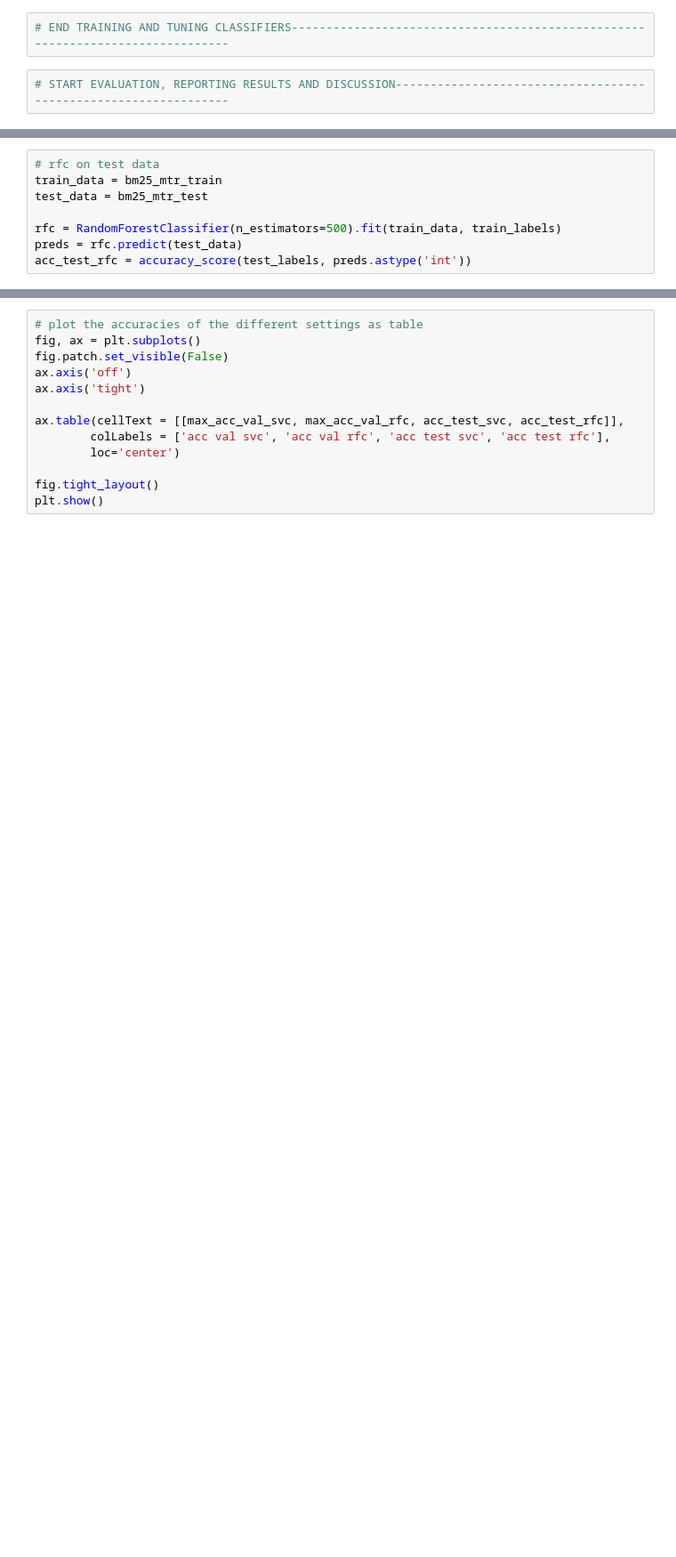
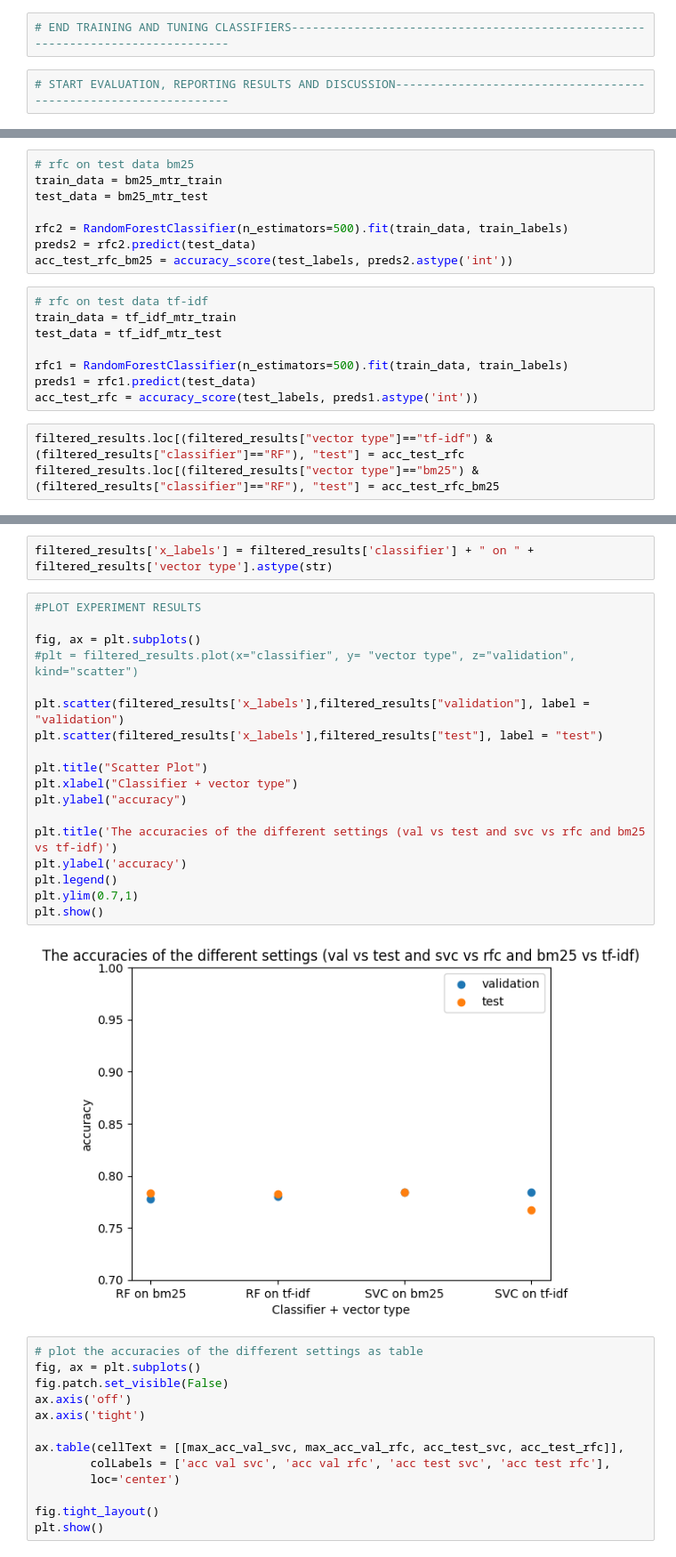
Before and after one commit to irina160/NLP_2023, a Jupyter notebook: Assignment1_elli_version2_with_bonus.ipynb, the cells around one changed output, grey strips where cells are left out. Shown at 89% size. Cells and saved outputs as stored; diff of their text form; blank space fills up the shorter version.

Commit message:
Added bonus excercise and updated the plot
Plot updated to include the results of all 4 experiments (i.e. also different weightings)

```diff
--- a/Assignment1_elli_version2_with_bonus.ipynb
+++ b/Assignment1_elli_version2_with_bonus.ipynb
@@ -511,8 +572,19 @@ acc_test_svc = accuracy_score(test_labels, preds.astype('int'))
 # %%
-# rfc on test data
+# rfc on test data bm25
 train_data = bm25_mtr_train
 test_data = bm25_mtr_test
 
-rfc = RandomForestClassifier(n_estimators=500).fit(train_data, train_labels)
-preds = rfc.predict(test_data)
-acc_test_rfc = accuracy_score(test_labels, preds.astype('int'))
+rfc2 = RandomForestClassifier(n_estimators=500).fit(train_data, train_labels)
+preds2 = rfc2.predict(test_data)
+acc_test_rfc_bm25 = accuracy_score(test_labels, preds2.astype('int'))
+# %%
+# rfc on test data tf-idf
+train_data = tf_idf_mtr_train
+test_data = tf_idf_mtr_test
+
+rfc1 = RandomForestClassifier(n_estimators=500).fit(train_data, train_labels)
+preds1 = rfc1.predict(test_data)
+acc_test_rfc = accuracy_score(test_labels, preds1.astype('int'))
+# %%
+filtered_results.loc[(filtered_results["vector type"]=="tf-idf") & (filtered_results["classifier"]=="RF"), "test"] = acc_test_rfc
+filtered_results.loc[(filtered_results["vector type"]=="bm25") & (filtered_results["classifier"]=="RF"), "test"] = acc_test_rfc_bm25
@@ -519,3 +602,25 @@ acc_test_rfc = accuracy_score(test_labels, preds.astype('int'))
+# %%
+filtered_results['x_labels'] = filtered_results['classifier'] + " on " + filtered_results['vector type'].astype(str)
+# %%
+#PLOT EXPERIMENT RESULTS
+
+fig, ax = plt.subplots()
+#plt = filtered_results.plot(x="classifier", y= "vector type", z="validation", kind="scatter")
+
+plt.scatter(filtered_results['x_labels'],filtered_results["validation"], label = "validation")
+plt.scatter(filtered_results['x_labels'],filtered_results["test"], label = "test")
+
+plt.title("Scatter Plot")
+plt.xlabel("Classifier + vector type")
+plt.ylabel("accuracy")
+
+plt.title('The accuracies of the different settings (val vs test and svc vs rfc and bm25 vs tf-idf)')
+plt.ylabel('accuracy')
+plt.legend()
+plt.ylim(0.7,1)
+plt.show()
+# %% [output]
+[figure, added]
 # %%
 # plot the accuracies of the different settings as table
 fig, ax = plt.subplots()
```
Also changed, not shown: parts of 16 cells of this notebook.
